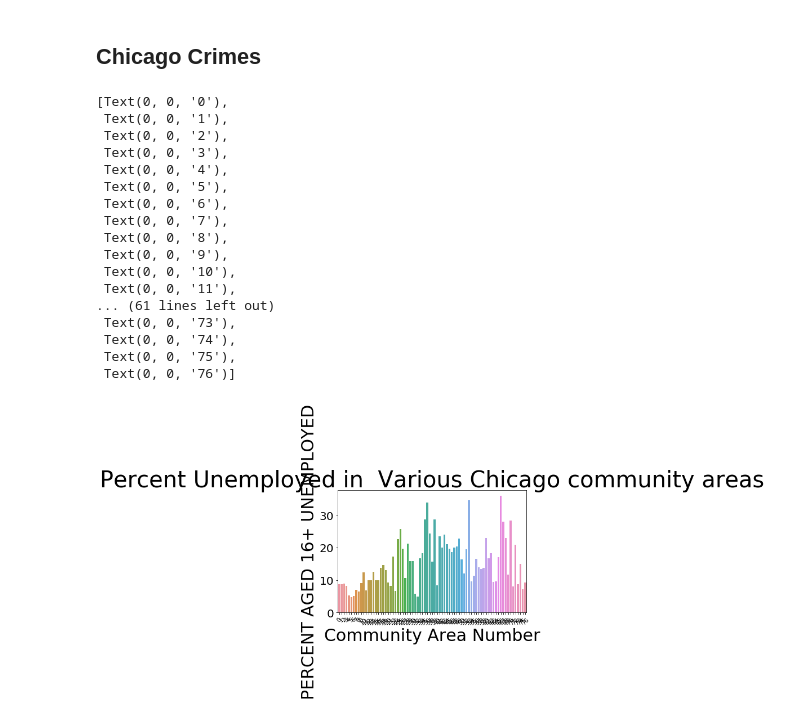
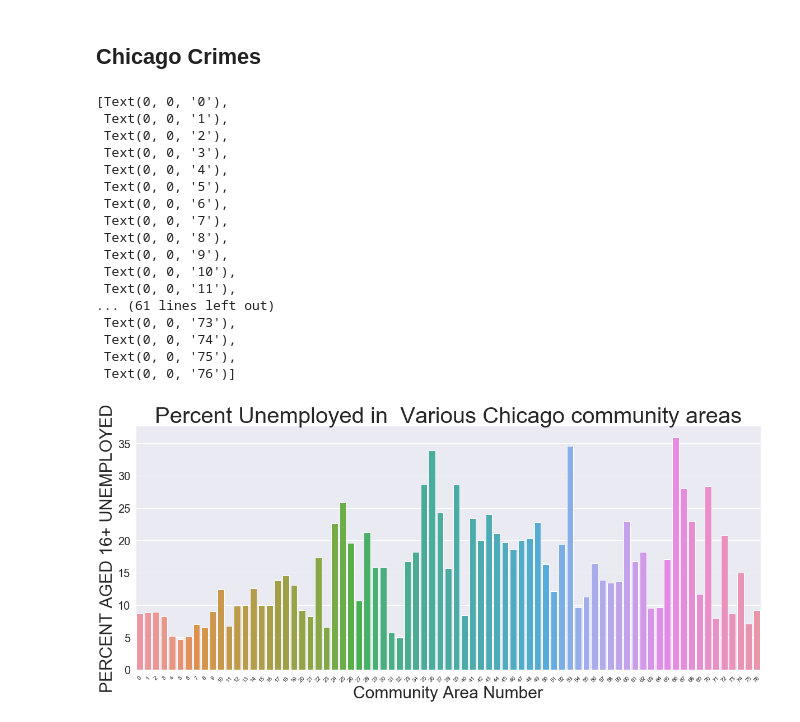
Before and after one commit to edgeslab/CS418-Project, a Jupyter notebook: 418_Project.ipynb, the cells around one changed output. Saved outputs shown, nothing was run; the diff lists cells and outputs as text; code cells hidden in the pictures.

```diff
--- a/418_Project.ipynb
+++ b/418_Project.ipynb
@@ -57,29 +57,30 @@ The "Selected socioeconomic indicators in Chicago, 2008 to 2012" dataset looks i
 # %% [markdown]
 ## Chicago Crimes
 # %%
+sns.set(rc={'figure.figsize':(20,8)})
 sns.set_context(rc={"font.size":15,"axes.titlesize":40,"axes.labelsize":30, 'figure.figsize':(200,60), 'xtick.labelsize':10, 'ytick.labelsize':20})
 socioecon = pd.read_csv("ChicagoSocioecon.csv")
 lst= ['0', '1', '2','3','4','5','6','7','8','9','10','11','12','13','14','15','16','17','18','19','20','21','22','23','24','25','26','27','28','29','30','31','32','33','34','35','36','37','38','39','40','41','42','43','44','45','46','47','48','49','50','51','52','53','54','55','56','57','58','59','60','61','62','63','64','65','66','67','68','69','70','71','72','73','74','75','76','77']
 plot = sns.barplot(x="Community Area Number", y="PERCENT AGED 16+ UNEMPLOYED", data=socioecon)
 plot.set_title("Percent Unemployed in  Various Chicago community areas")
 plot.set_xticklabels(lst, rotation=45)
 # %% [output]
 [Text(0, 0, '0'),
  Text(0, 0, '1'),
  Text(0, 0, '2'),
  Text(0, 0, '3'),
  Text(0, 0, '4'),
  Text(0, 0, '5'),
  Text(0, 0, '6'),
  Text(0, 0, '7'),
  Text(0, 0, '8'),
  Text(0, 0, '9'),
  Text(0, 0, '10'),
  Text(0, 0, '11'),
 ... (61 lines left out)
  Text(0, 0, '73'),
  Text(0, 0, '74'),
  Text(0, 0, '75'),
  Text(0, 0, '76')]
-[figure, old version]
+[figure, new version]
 # %%
```
Also changed, not shown: parts of 3 cells of this notebook.
